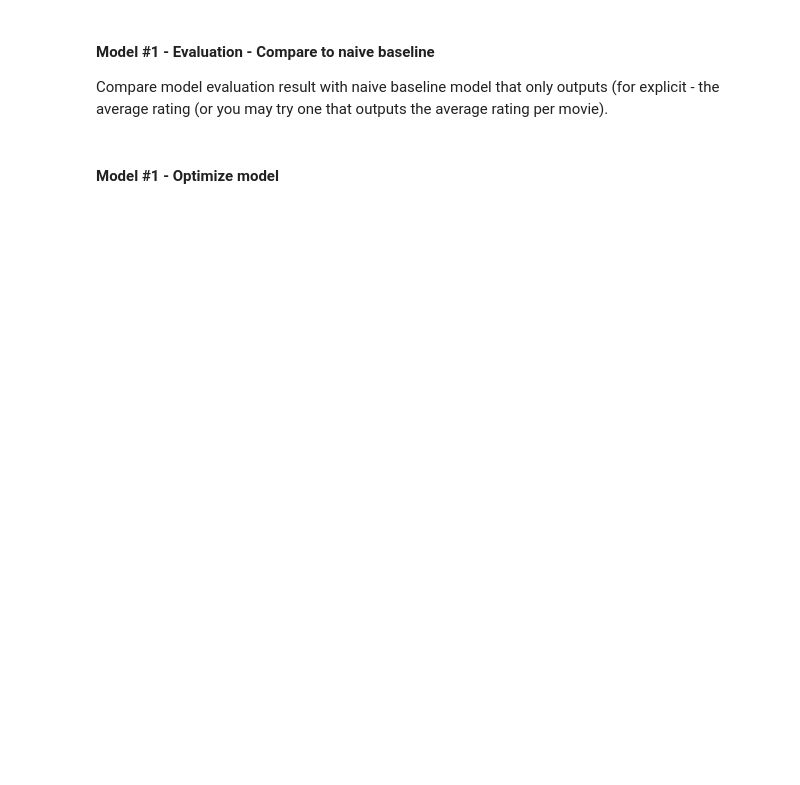
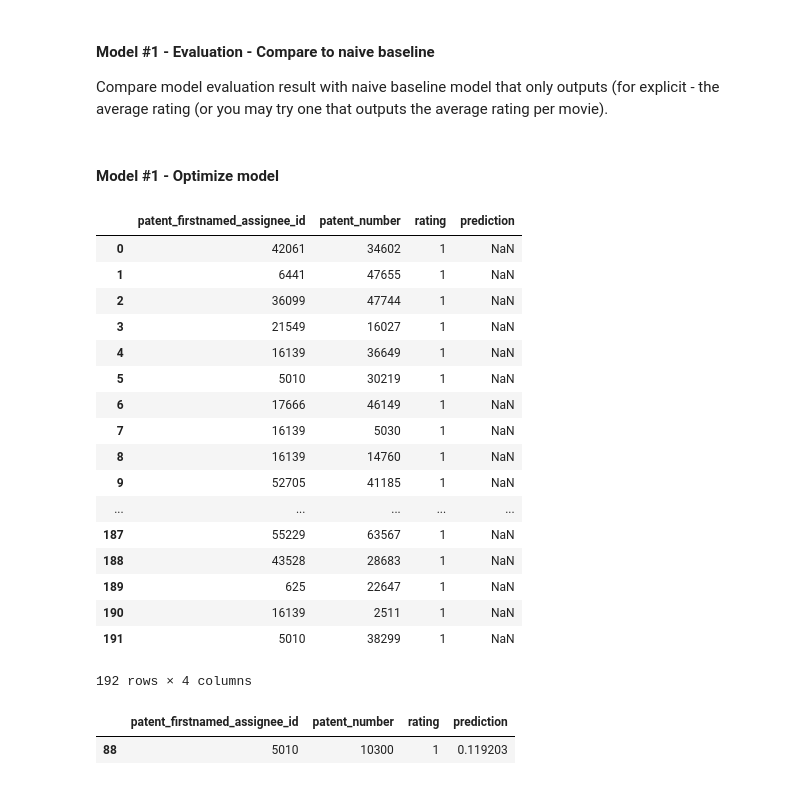
Before and after one commit to glmack/techniche, a Jupyter notebook: model_selection/rec_system.ipynb, the cells around one changed output. Drawn from its saved outputs; the diff is of its cells as text; code cells hidden in the pictures; blank space fills up the shorter version.

Commit message:
Modulo assignee pat ids; edit model params

```diff
--- a/model_selection/rec_system.ipynb
+++ b/model_selection/rec_system.ipynb
@@ -139,7 +139,10 @@ hash('org_VU2IXnxgxGIK8A8oQrwm')
 8569133740707573506
 # %%
 # df_1000['patent_firstnamed_assignee_id'] = df_1000['patent_firstnamed_assignee_id'].apply(hash).apply(abs)
-df_1000['patent_firstnamed_assignee_id'] = df_1000['patent_firstnamed_assignee_id'].apply(hash).apply(abs)
+df_1000['patent_firstnamed_assignee_id'] = df_1000['patent_firstnamed_assignee_id'].apply(hash).apply(abs) % 65536 # 2^16
+# %%
+# df_1000['patent_firstnamed_assignee_id'] = df_1000['patent_firstnamed_assignee_id'].apply(hash).apply(abs)
+df_1000['patent_number'] = df_1000['patent_number'] % 65536 # 2^16
 # %%
 df_1000 = df_1000.astype({'patent_firstnamed_assignee_id': 'int'})
 # %%
@@ -219,15 +222,18 @@ only showing top 20 rows
 # Build the recommendation model using ALS on the training data
 # Note we set cold start strategy to 'drop' to ensure we don't get NaN evaluation metrics
 # set implicitPrefs to True to get better results b/c latent matrix
-# rank? alpha=0.01?
+# rank - number of latent topics- ME-10? alpha=0.01?
+# ME suggests begin with alpha=30. try alphas for domain and see if recs make sense, r
 # build ALS model
 als = ALS(maxIter=5,
           regParam=0.01,
+          rank=10,
+          alpha=30,
           implicitPrefs=True,
           userCol="patent_firstnamed_assignee_id",
           itemCol="patent_number",
           ratingCol="rating",
-          coldStartStrategy="drop")
+          coldStartStrategy="nan")
 # %%
 # fit the ALS model to the training set
 model = als.fit(training)
@@ -252,3 +253,31 @@ best_model = cv.fit(movie_ratings)
 # Getting Predictions for a New User
 # %%
 predictions = model.transform(test)
+# %%
+predictions_df = predictions.toPandas()
+# %%
+predictions_df
+# %% [output]
+|  | patent_firstnamed_assignee_id | patent_number | rating | prediction |
+| 0 | 42061 | 34602 | 1 | NaN |
+| 1 | 6441 | 47655 | 1 | NaN |
+| 2 | 36099 | 47744 | 1 | NaN |
+| 3 | 21549 | 16027 | 1 | NaN |
+| 4 | 16139 | 36649 | 1 | NaN |
+| 5 | 5010 | 30219 | 1 | NaN |
+| 6 | 17666 | 46149 | 1 | NaN |
+| 7 | 16139 | 5030 | 1 | NaN |
+| 8 | 16139 | 14760 | 1 | NaN |
+| 9 | 52705 | 41185 | 1 | NaN |
+| ... | ... | ... | ... | ... |
+| 187 | 55229 | 63567 | 1 | NaN |
+| 188 | 43528 | 28683 | 1 | NaN |
+| 189 | 625 | 22647 | 1 | NaN |
+| 190 | 16139 | 2511 | 1 | NaN |
+| 191 | 5010 | 38299 | 1 | NaN |
+192 rows × 4 columns
+# %%
+predictions_df.dropna()
+# %% [output]
+|  | patent_firstnamed_assignee_id | patent_number | rating | prediction |
+| 88 | 5010 | 10300 | 1 | 0.119203 |
```
Also changed, not shown: parts of 7 cells of this notebook.
